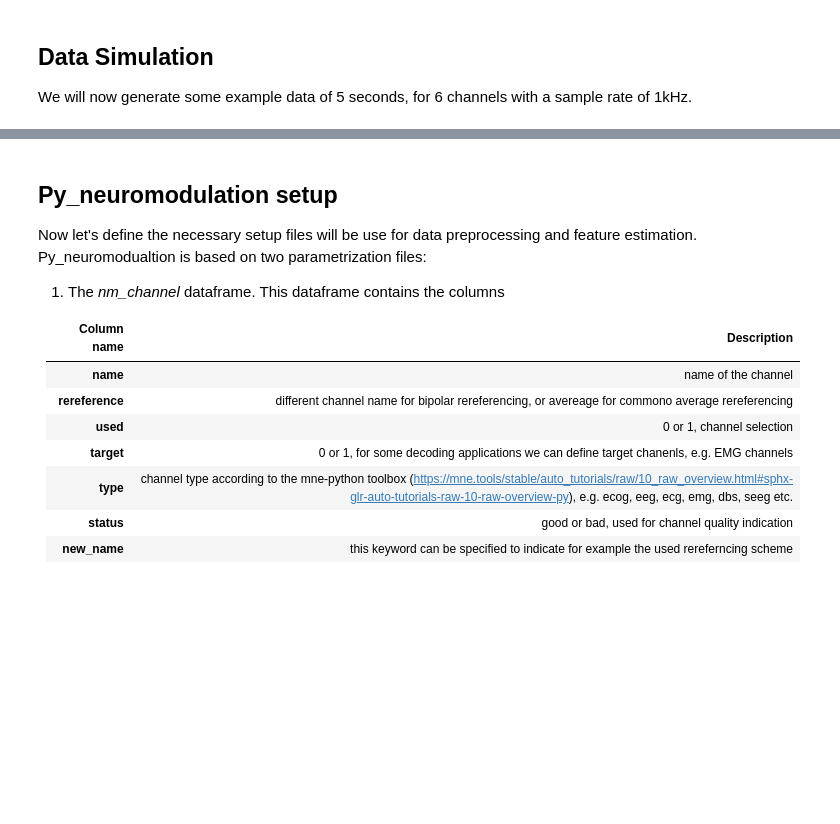
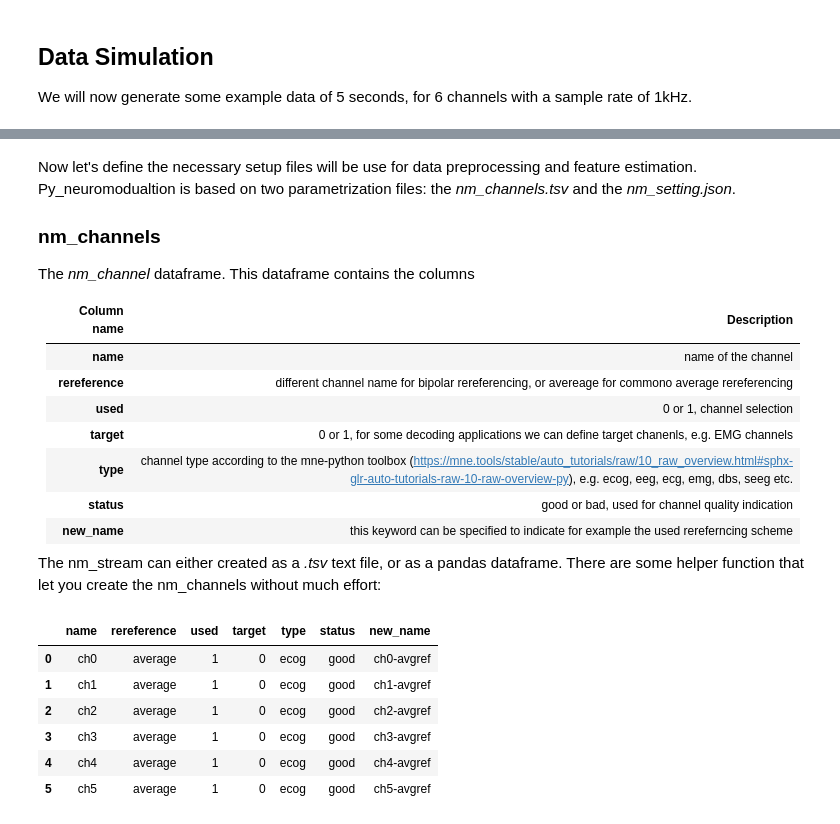
Before and after one commit to neuromodulation/py_neuromodulation, a Jupyter notebook: sphinx/first_demo.ipynb, the cells around one changed output, grey strips where cells are left out. Cells and saved outputs as stored; diff of their text form; code cells hidden in the pictures; blank space fills up the shorter version.

```diff
--- a/sphinx/first_demo.ipynb
+++ b/sphinx/first_demo.ipynb
@@ -43,9 +49,10 @@ Text(0.5, 1.0, 'Example random walk data')
 # %% [markdown]
-## Py_neuromodulation setup
+Now let's define the necessary setup files will be use for data preprocessing and feature estimation.
+Py_neuromodualtion is based on two parametrization files: the *nm_channels.tsv* and the *nm_setting.json*.
 
-Now let's define the necessary setup files will be use for data preprocessing and feature estimation.
-Py_neuromodualtion is based on two parametrization files:
-1. The *nm_channel* dataframe. This dataframe contains the columns
+### nm_channels
+
+The *nm_channel* dataframe. This dataframe contains the columns
 
 | Column name | Description |
 | --- | --- |
@@ -56,3 +63,17 @@ Py_neuromodualtion is based on two parametrization files:
 |**type** | channel type according to the mne-python toolbox (https://mne.tools/stable/auto_tutorials/raw/10_raw_overview.html#sphx-glr-auto-tutorials-raw-10-raw-overview-py), e.g. ecog, eeg, ecg, emg, dbs, seeg etc.
 |**status** | good or bad, used for channel quality indication
 |**new_name** | this keyword can be specified to indicate for example the used rereferncing scheme
+
+The nm_stream can either created as a *.tsv* text file, or as a pandas dataframe. There are some helper function that let you create the nm_channels without much effort:
+# %%
+nm_channels = nm_define_nmchannels.get_default_channels_from_data(data, car_rereferencing=True)
+
+nm_channels
+# %% [output]
+|  | name | rereference | used | target | type | status | new_name |
+| 0 | ch0 | average | 1 | 0 | ecog | good | ch0-avgref |
+| 1 | ch1 | average | 1 | 0 | ecog | good | ch1-avgref |
+| 2 | ch2 | average | 1 | 0 | ecog | good | ch2-avgref |
+| 3 | ch3 | average | 1 | 0 | ecog | good | ch3-avgref |
+| 4 | ch4 | average | 1 | 0 | ecog | good | ch4-avgref |
+| 5 | ch5 | average | 1 | 0 | ecog | good | ch5-avgref |
```
Also changed, not shown: parts of 16 cells of this notebook, 44 other files.
